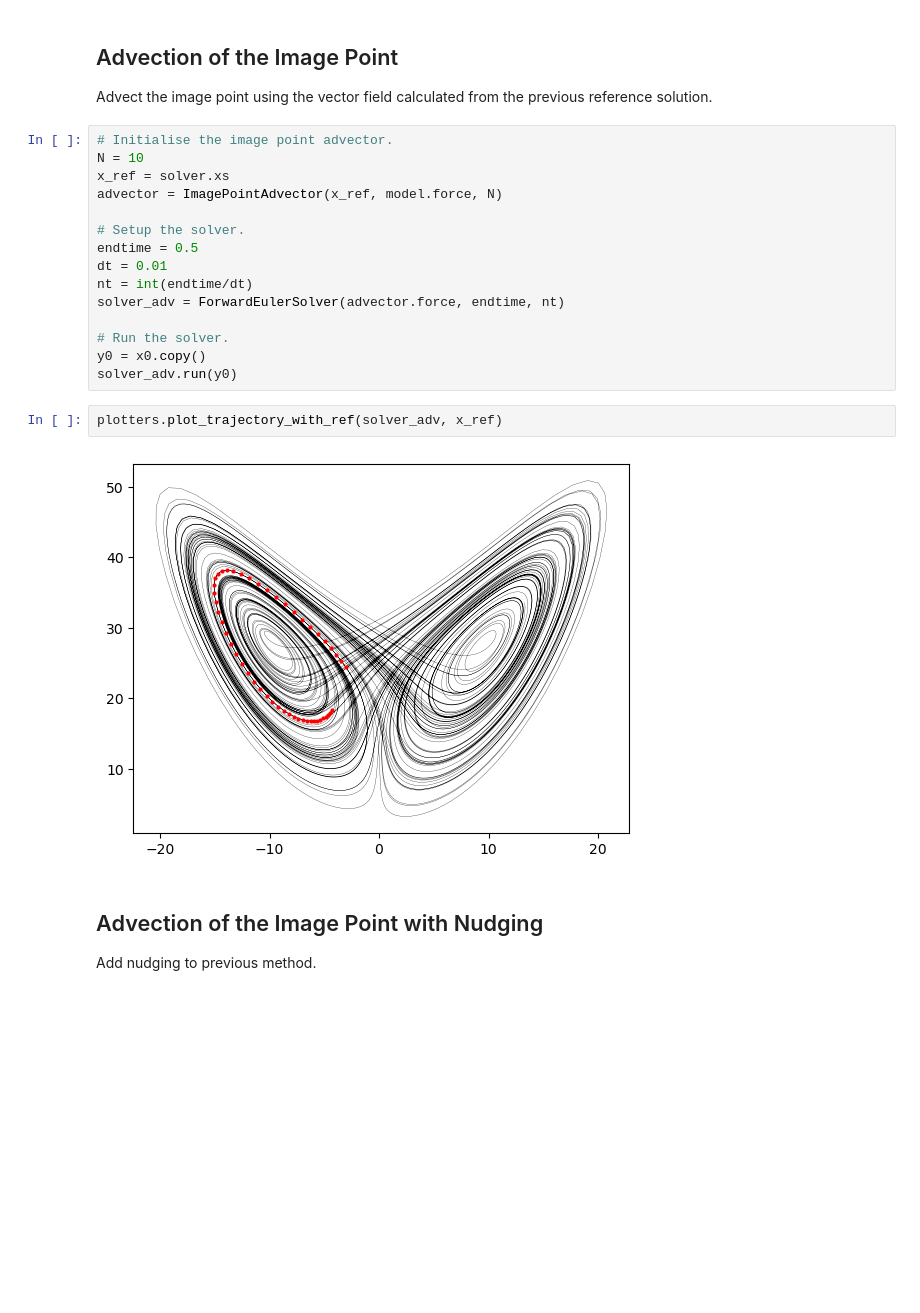
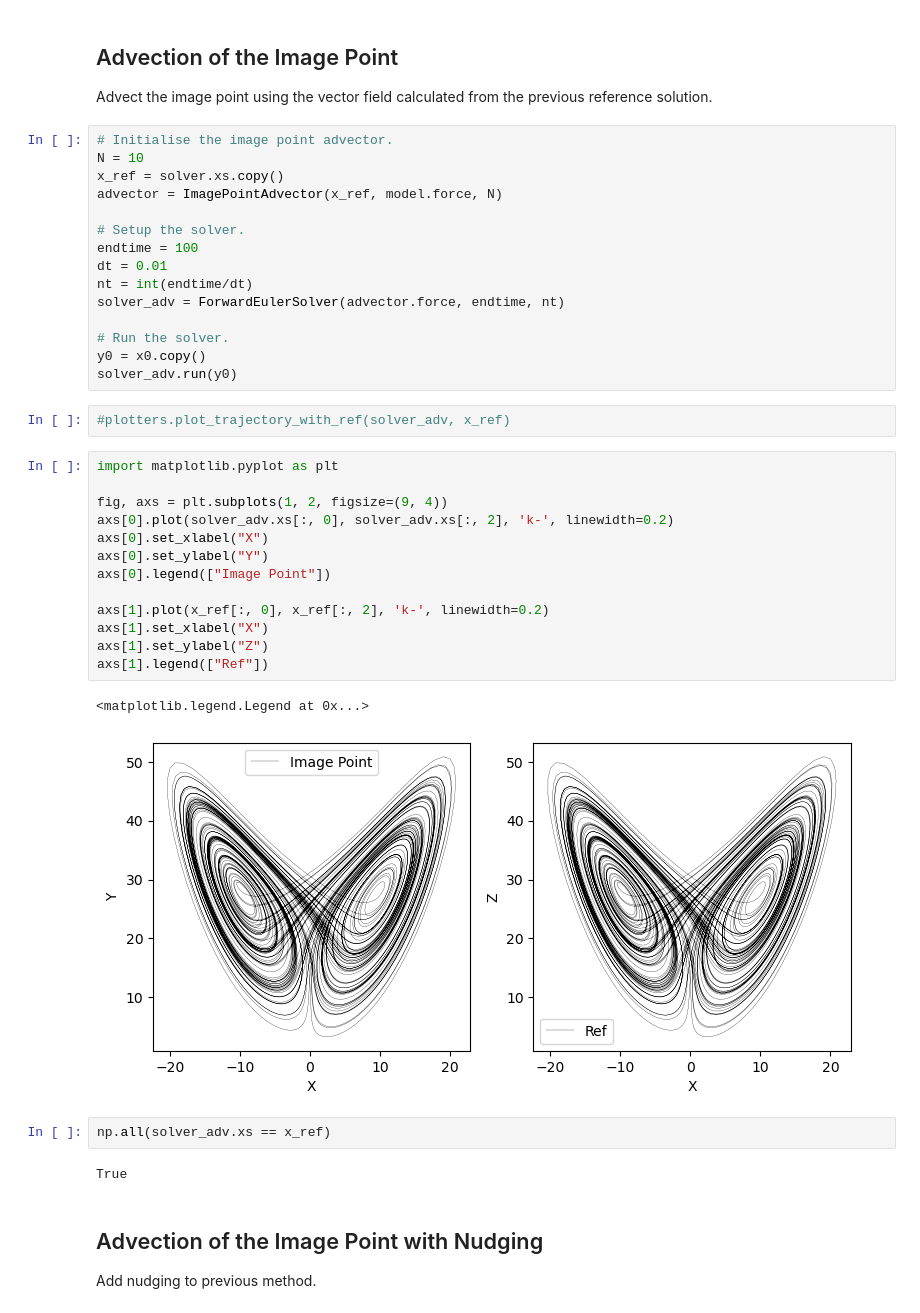
Before and after one commit to mnridao/HP-Methods, a Jupyter notebook: recreate_image_point.ipynb, the cells around one changed output. Cells and saved outputs as stored; diff of their text form; blank space fills up the shorter version.

Commit message:
fixing bug in the image point advector

```diff
--- a/recreate_image_point.ipynb
+++ b/recreate_image_point.ipynb
@@ -37,11 +37,11 @@ Advect the image point using the vector field calculated from the previous refer
 # %%
 # Initialise the image point advector.
 N = 10
-x_ref = solver.xs
+x_ref = solver.xs.copy()
 advector = ImagePointAdvector(x_ref, model.force, N)
 
 # Setup the solver.
-endtime = 0.5
+endtime = 100
 dt = 0.01
 nt = int(endtime/dt)
 solver_adv = ForwardEulerSolver(advector.force, endtime, nt)
@@ -50,9 +50,27 @@ solver_adv = ForwardEulerSolver(advector.force, endtime, nt)
 y0 = x0.copy()
 solver_adv.run(y0)
 # %%
-plotters.plot_trajectory_with_ref(solver_adv, x_ref)
+#plotters.plot_trajectory_with_ref(solver_adv, x_ref)
-# %% [output]
-[figure, removed]
+# %%
+import matplotlib.pyplot as plt
+
+fig, axs = plt.subplots(1, 2, figsize=(9, 4))
+axs[0].plot(solver_adv.xs[:, 0], solver_adv.xs[:, 2], 'k-', linewidth=0.2)
+axs[0].set_xlabel("X")
+axs[0].set_ylabel("Y")
+axs[0].legend(["Image Point"])
+
+axs[1].plot(x_ref[:, 0], x_ref[:, 2], 'k-', linewidth=0.2)
+axs[1].set_xlabel("X")
+axs[1].set_ylabel("Z")
+axs[1].legend(["Ref"])
+# %% [output]
+<matplotlib.legend.Legend at 0x...>
+[figure, added]
+# %%
+np.all(solver_adv.xs == x_ref)
+# %% [output]
+True
 # %% [markdown]
 ## Advection of the Image Point with Nudging
 
```
Also changed, not shown: 3 other files.
